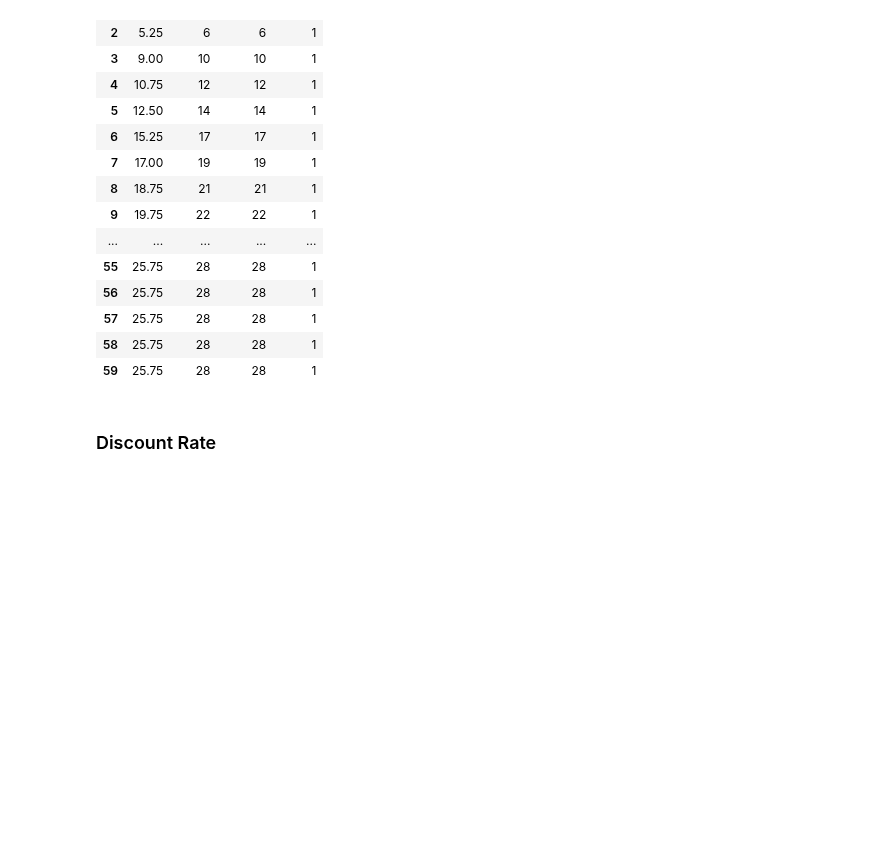
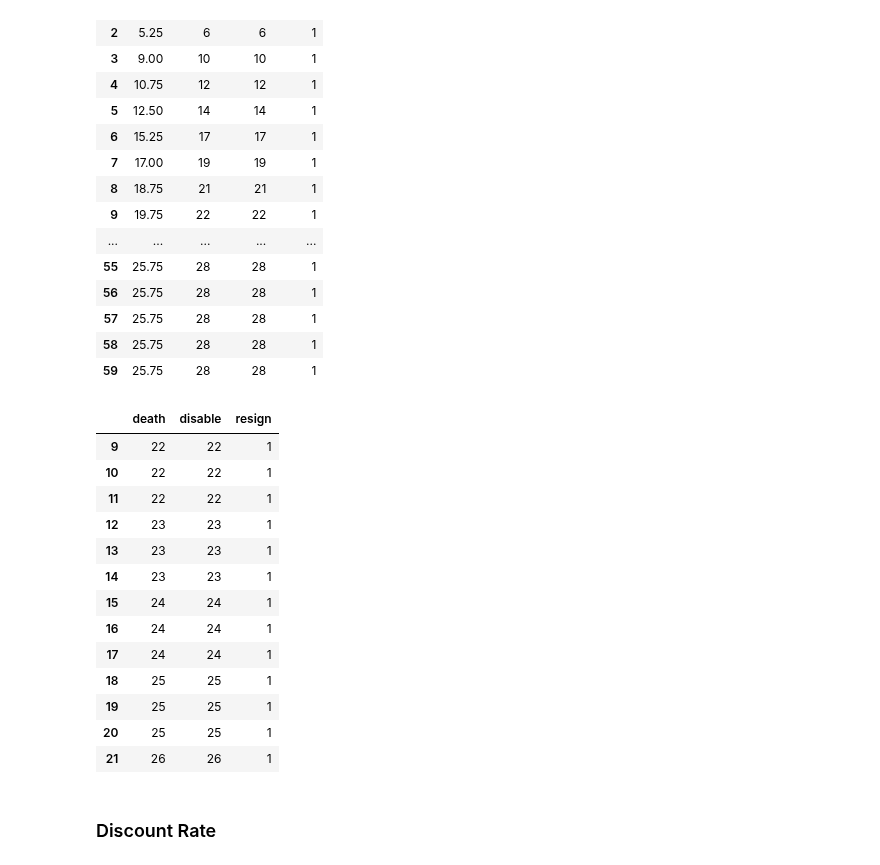
Before and after one commit to leonv1602/post-employment-benefit, a Jupyter notebook: peb-calculation.ipynb, the cells around one changed output. Cells and saved outputs as stored; diff of their text form; code cells hidden in the pictures; blank space fills up the shorter version.

```diff
--- a/peb-calculation.ipynb
+++ b/peb-calculation.ipynb
@@ -127,6 +126,26 @@ ben_fac
 | 57 | 25.75 | 28 | 28 | 1 |
 | 58 | 25.75 | 28 | 28 | 1 |
 | 59 | 25.75 | 28 | 28 | 1 |
+# %%
+def select_ben_fac(employee_age, employee_yos, pension_age, ben_fac = ben_fac):
+    return ben_fac.iloc[int(employee_yos):int(employee_yos+pension_age-employee_age)+1, 1:]
+# %%
+select_ben_fac(employee_age=data.age.iloc[0], employee_yos= data.yos.iloc[0],pension_age=pension_age)
+# %% [output]
+|  | death | disable | resign |
+| 9 | 22 | 22 | 1 |
+| 10 | 22 | 22 | 1 |
+| 11 | 22 | 22 | 1 |
+| 12 | 23 | 23 | 1 |
+| 13 | 23 | 23 | 1 |
+| 14 | 23 | 23 | 1 |
+| 15 | 24 | 24 | 1 |
+| 16 | 24 | 24 | 1 |
+| 17 | 24 | 24 | 1 |
+| 18 | 25 | 25 | 1 |
+| 19 | 25 | 25 | 1 |
+| 20 | 25 | 25 | 1 |
+| 21 | 26 | 26 | 1 |
 # %% [markdown]
 ### Discount Rate
 # %%
```
Also changed, not shown: parts of 19 cells of this notebook.
